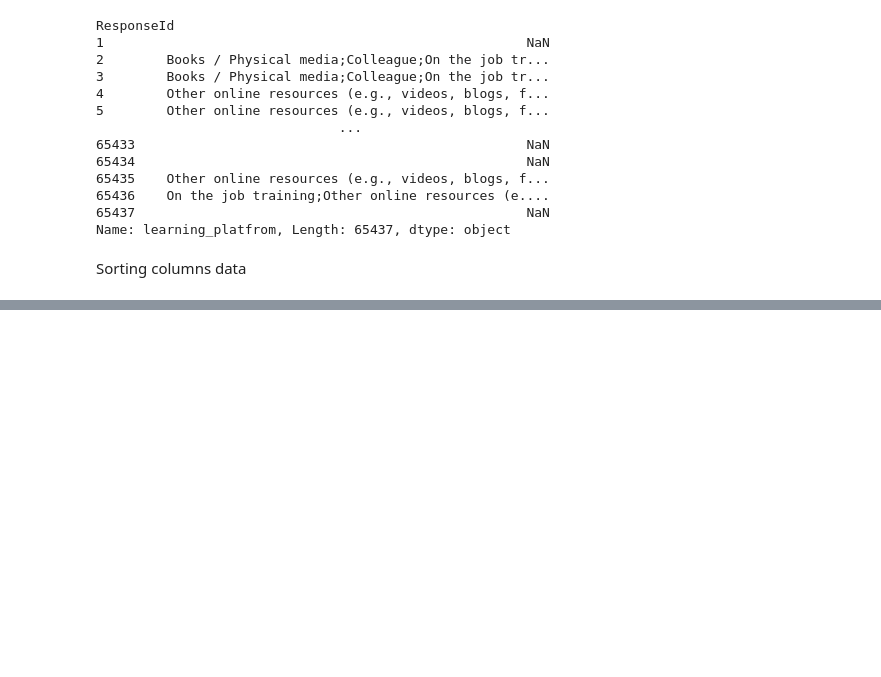
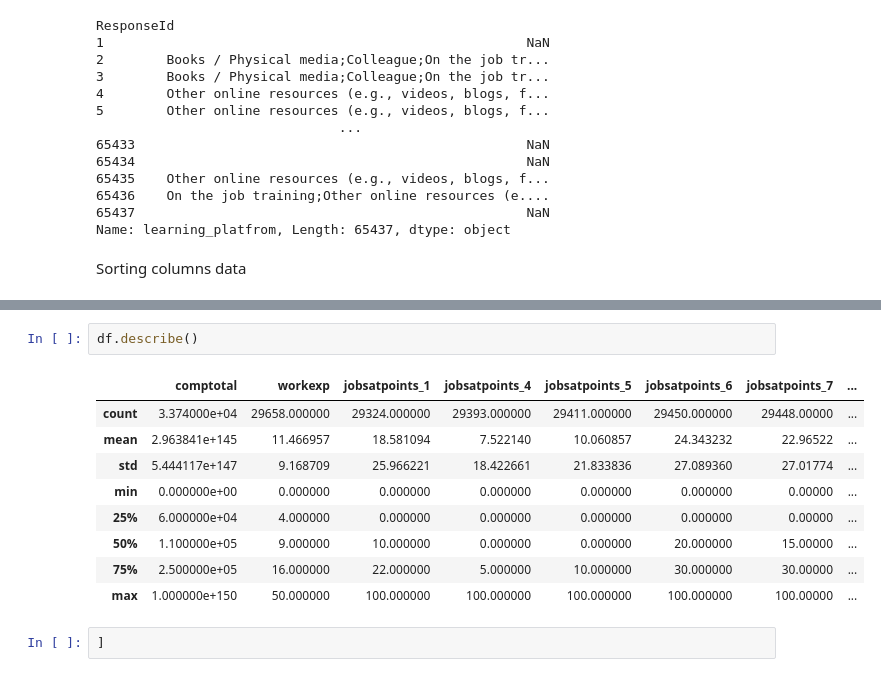
Before and after one commit to aditishaktawat/Data-Analyst-Journey, a Jupyter notebook: 04_Python/pandas/pandas.ipynb, the cells around one changed output, grey strips where cells are left out. Saved outputs shown, nothing was run; the diff lists cells and outputs as text; blank space fills up the shorter version.

```diff
--- a/04_Python/pandas/pandas.ipynb
+++ b/04_Python/pandas/pandas.ipynb
@@ -413,3 +411,17 @@ df[['country','age']]
 | 65435 | NaN | 25-34 years old |
 | 65437 | NaN | 18-24 years old |
 65437 rows × 2 columns
+# %%
+df.describe()
+# %% [output]
+|  | comptotal | workexp | jobsatpoints_1 | jobsatpoints_4 | jobsatpoints_5 | jobsatpoints_6 | jobsatpoints_7 | ... |
+| count | 3.374000e+04 | 29658.000000 | 29324.000000 | 29393.000000 | 29411.000000 | 29450.000000 | 29448.00000 | ... |
+| mean | 2.963841e+145 | 11.466957 | 18.581094 | 7.522140 | 10.060857 | 24.343232 | 22.96522 | ... |
+| std | 5.444117e+147 | 9.168709 | 25.966221 | 18.422661 | 21.833836 | 27.089360 | 27.01774 | ... |
+| min | 0.000000e+00 | 0.000000 | 0.000000 | 0.000000 | 0.000000 | 0.000000 | 0.00000 | ... |
+| 25% | 6.000000e+04 | 4.000000 | 0.000000 | 0.000000 | 0.000000 | 0.000000 | 0.00000 | ... |
+| 50% | 1.100000e+05 | 9.000000 | 10.000000 | 0.000000 | 0.000000 | 20.000000 | 15.00000 | ... |
+| 75% | 2.500000e+05 | 16.000000 | 22.000000 | 5.000000 | 10.000000 | 30.000000 | 30.00000 | ... |
+| max | 1.000000e+150 | 50.000000 | 100.000000 | 100.000000 | 100.000000 | 100.000000 | 100.00000 | ... |
+# %%
+]
```
Also changed, not shown: parts of 4 cells of this notebook, 1 other file.
